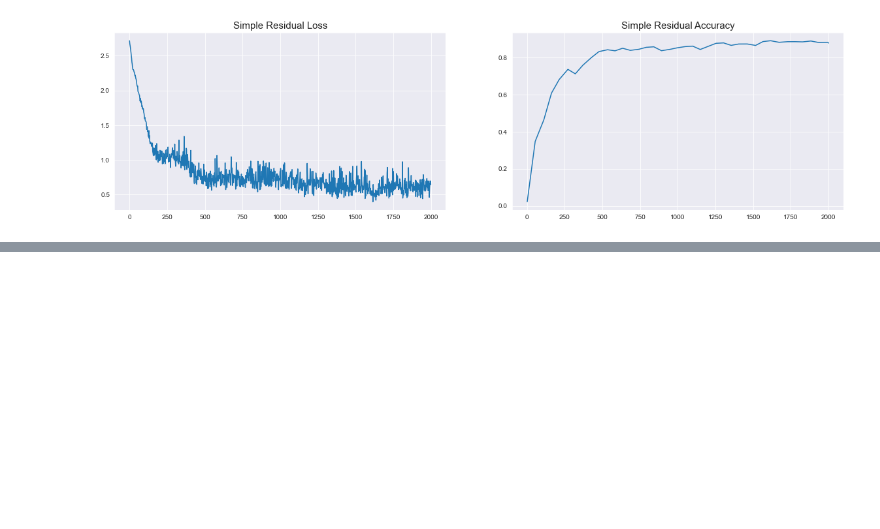
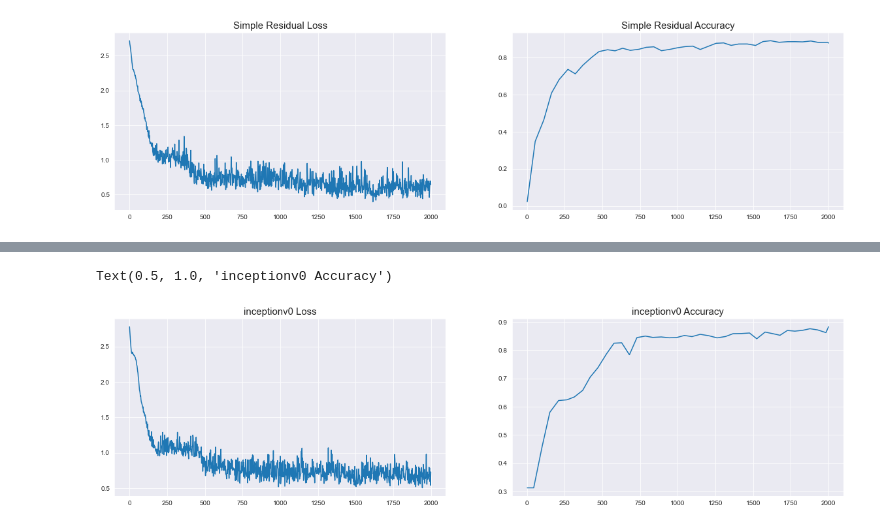
Before and after one commit to LittleQili/CS473, a Jupyter notebook: tfgraphics/output/proc_data.ipynb, the cells around one changed output, grey strips where cells are left out. Saved outputs shown, nothing was run; the diff lists cells and outputs as text; code cells hidden in the pictures; blank space fills up the shorter version.

```diff
--- a/tfgraphics/output/proc_data.ipynb
+++ b/tfgraphics/output/proc_data.ipynb
@@ -88,0 +137,40 @@ Text(0.5, 1.0, 'Simple Residual Accuracy')
+# %%
+loss_epoch_inc0 = []
+loss_val_inc0 = []
+eval_epoch_inc0 = []
+eval_val_inc0 = []
+with open("inceptionv0.txt", "r") as fres:  # 打开文件
+    readdata = fres.read()  # 读取文件
+    # print(readdata)
+# type(readdata)
+linedata = readdata.split('\n')
+for line in linedata:
+    # print("one line: ",line)
+    if line.find('INFO:tensorflow:loss = ') != -1:
+        tmplossline = line.replace('INFO:tensorflow:loss = ','')
+        tmplossline = tmplossline.replace(' step = ','')
+        tmplossline = tmplossline.replace(' (',',')
+        tmplossline = tmplossline.replace(' sec)','')
+        numlist = tmplossline.split(',')
+        loss_val_inc0.append(float(numlist[0]))
+        loss_epoch_inc0.append(float(numlist[1]))
+        # INFO:tensorflow:Saving dict for global step
+    if line.find('INFO:tensorflow:Saving dict for global step ') != -1:
+        tmplossline = line.replace('INFO:tensorflow:Saving dict for global step ','')
+        tmplossline = tmplossline.replace(': accuracy = ',',')
+        numlist = tmplossline.split(',')
+        eval_epoch_inc0.append(float(numlist[0]))
+        eval_val_inc0.append(float(numlist[1]))
+# print(eval_epoch)
+# eval_val
+# %%
+sns.set_style("darkgrid")
+fig, ax = plt.subplots(1,2,figsize=(20,5))
+
+ax[0].plot(loss_epoch_inc0,loss_val_inc0)
+ax[0].set_title("inceptionv0 Loss",fontsize=15)
+ax[1].plot(eval_epoch_inc0,eval_val_inc0)
+ax[1].set_title("inceptionv0 Accuracy",fontsize=15)
+# %% [output]
+Text(0.5, 1.0, 'inceptionv0 Accuracy')
+[figure, added]
```
Also changed, not shown: parts of 20 cells of this notebook, 6 other files.
